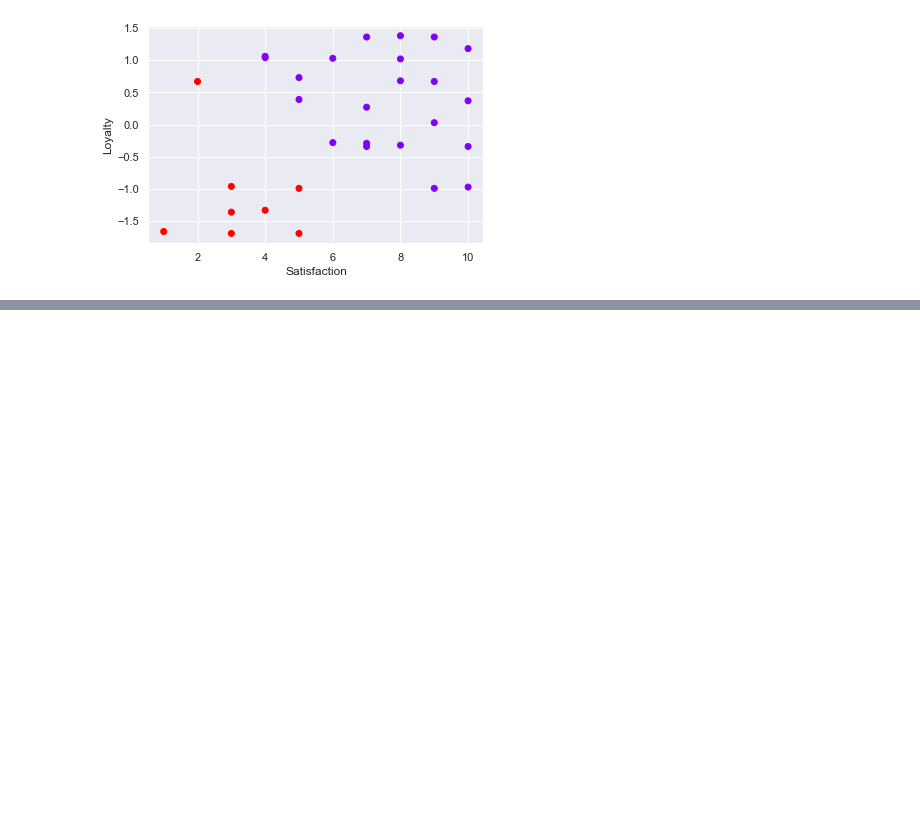
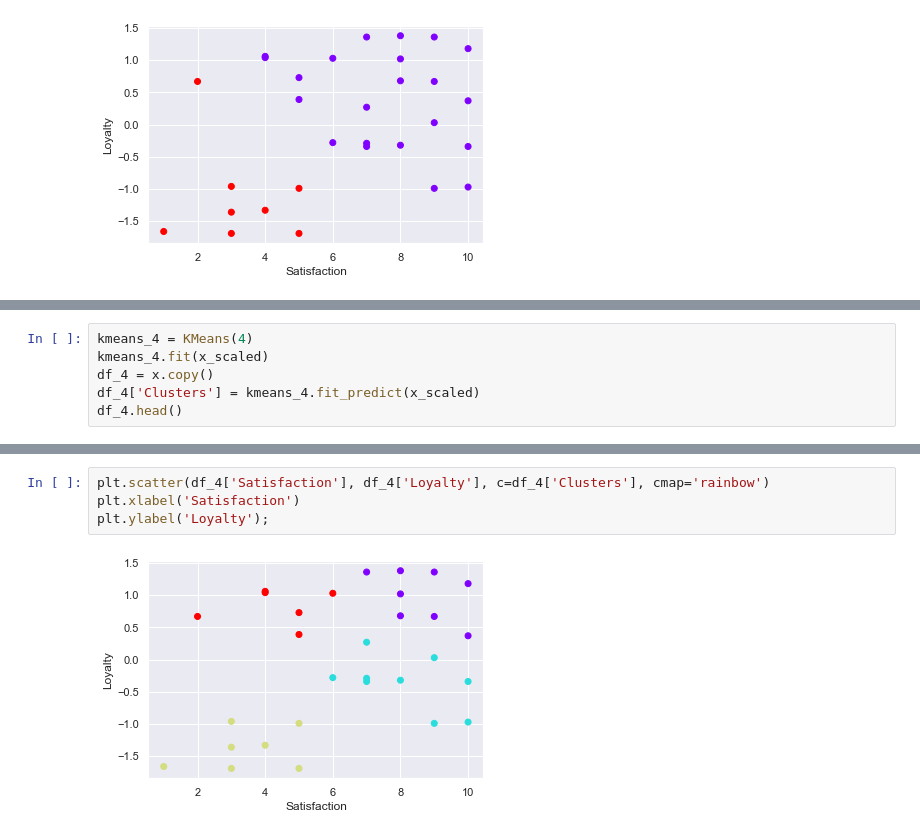
Before and after one commit to tomasz-urban/Jupyter, a Jupyter notebook: DS_bootcamp/clustering/clustering_example_project.ipynb, the cells around one changed output, grey strips where cells are left out. Saved outputs shown, nothing was run; the diff lists cells and outputs as text; blank space fills up the shorter version.

```diff
--- a/DS_bootcamp/clustering/clustering_example_project.ipynb
+++ b/DS_bootcamp/clustering/clustering_example_project.ipynb
@@ -128,0 +152,6 @@ plt.ylabel('Loyalty');
+# %%
+kmeans_4 = KMeans(4)
+kmeans_4.fit(x_scaled)
+df_4 = x.copy()
+df_4['Clusters'] = kmeans_4.fit_predict(x_scaled)
+df_4.head()
@@ -128,0 +165,6 @@ plt.ylabel('Loyalty');
+# %%
+plt.scatter(df_4['Satisfaction'], df_4['Loyalty'], c=df_4['Clusters'], cmap='rainbow')
+plt.xlabel('Satisfaction')
+plt.ylabel('Loyalty');
+# %% [output]
+[figure, added]
```
Also changed, not shown: parts of 8 cells of this notebook.
